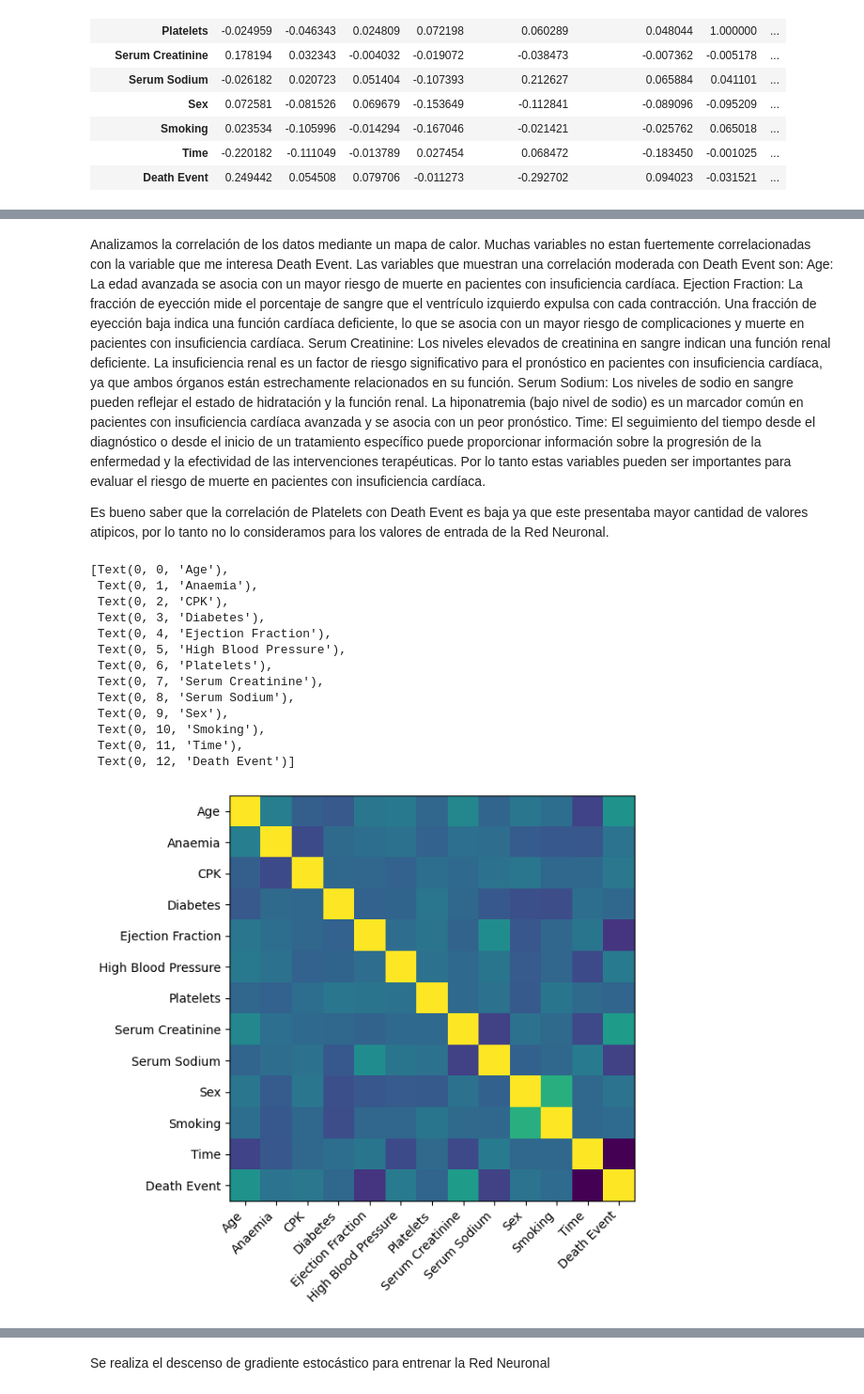
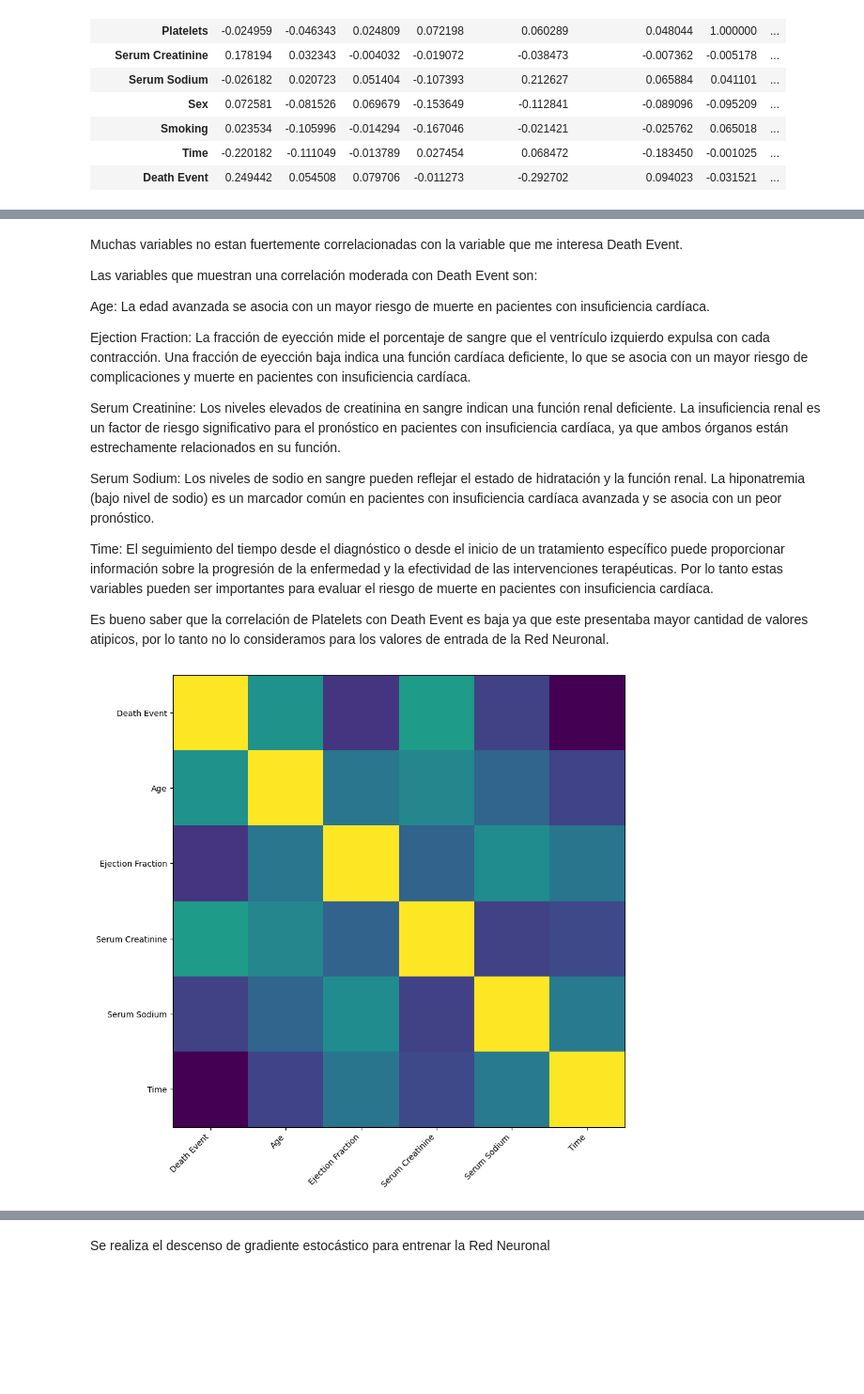
Before and after one commit to AliMarinaa/Tp-Final-Mate-3, a Jupyter notebook: TpFinal.ipynb, the cells around one changed output, grey strips where cells are left out. Shown: that part at 94% size. Cells and saved outputs as stored; diff of their text form; code cells hidden in the pictures; blank space fills up the shorter version.

```diff
--- a/TpFinal.ipynb
+++ b/TpFinal.ipynb
@@ -142,36 +155,29 @@ df.corr()
 # %% [markdown]
-Analizamos la correlación de los datos mediante un mapa de calor.
 Muchas variables no estan fuertemente correlacionadas con la variable que me interesa Death Event.
+
 Las variables que muestran una correlación moderada con Death Event son:
+
 Age: La edad avanzada se asocia con un mayor riesgo de muerte en pacientes con insuficiencia cardíaca.
+
 Ejection Fraction: La fracción de eyección mide el porcentaje de sangre que el ventrículo izquierdo expulsa con cada contracción. Una fracción de eyección baja indica una función cardíaca deficiente, lo que se asocia con un mayor riesgo de complicaciones y muerte en pacientes con insuficiencia cardíaca.
+
 Serum Creatinine: Los niveles elevados de creatinina en sangre indican una función renal deficiente. La insuficiencia renal es un factor de riesgo significativo para el pronóstico en pacientes con insuficiencia cardíaca, ya que ambos órganos están estrechamente relacionados en su función.
+
 Serum Sodium: Los niveles de sodio en sangre pueden reflejar el estado de hidratación y la función renal. La hiponatremia (bajo nivel de sodio) es un marcador común en pacientes con insuficiencia cardíaca avanzada y se asocia con un peor pronóstico.
+
 Time: El seguimiento del tiempo desde el diagnóstico o desde el inicio de un tratamiento específico puede proporcionar información sobre la progresión de la enfermedad y la efectividad de las intervenciones terapéuticas.
 Por lo tanto estas variables pueden ser importantes para evaluar el riesgo de muerte en pacientes con insuficiencia cardíaca.
 
 Es bueno saber que la correlación de Platelets con Death Event es baja ya que este presentaba mayor cantidad de valores atipicos, por lo tanto no lo consideramos para los valores de entrada de la Red Neuronal.
 # %%
-import matplotlib.pyplot as plt
-labels = df.columns.to_list()
-fig, ax = plt.subplots(figsize=(10, 6))
-ax.imshow((df.corr().to_numpy()))
+# Analizamos la correlación de las columnas que me interesan mediante un mapa de calor.
+data = ['Age','Ejection Fraction', 'Serum Creatinine','Serum Sodium', 'Time'] # Variables a considerar para las entradas de la red neuronal
+labels = df.loc[:, ["Death Event"] + data].columns.to_list()
+fig, ax = plt.subplots(figsize=(10, 10))
+ax.imshow((df.loc[:, ["Death Event"] + data].corr().to_numpy()))
 ax.set_xticks(np.arange(0, len(labels)))
-ax.set_xticklabels(df.columns.to_list(), rotation=45, ha='right')
+ax.set_xticklabels(df.loc[:, ["Death Event"] + data].columns.to_list(), rotation=45, ha='right')
 ax.set_yticks(np.arange(0, len(labels)))
-ax.set_yticklabels(df.columns.to_list(), ha='right')
+ax.set_yticklabels(df.loc[:, ["Death Event"] + data].columns.to_list(), ha='right');
 # %% [output]
-[Text(0, 0, 'Age'),
- Text(0, 1, 'Anaemia'),
- Text(0, 2, 'CPK'),
- Text(0, 3, 'Diabetes'),
- Text(0, 4, 'Ejection Fraction'),
- Text(0, 5, 'High Blood Pressure'),
- Text(0, 6, 'Platelets'),
- Text(0, 7, 'Serum Creatinine'),
- Text(0, 8, 'Serum Sodium'),
- Text(0, 9, 'Sex'),
- Text(0, 10, 'Smoking'),
- Text(0, 11, 'Time'),
- Text(0, 12, 'Death Event')]
-[figure, old version]
+[figure, new version]
```
Also changed, not shown: parts of 17 cells of this notebook, 1 other file.
